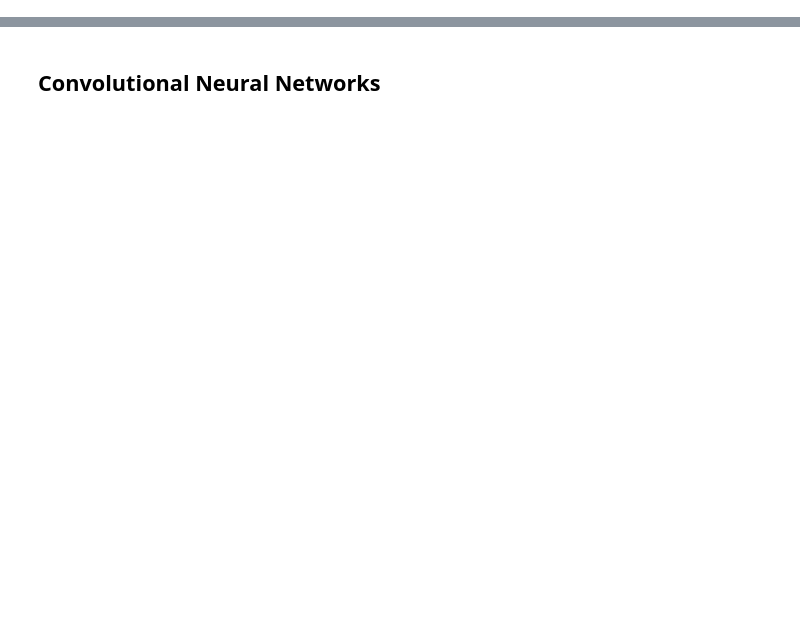
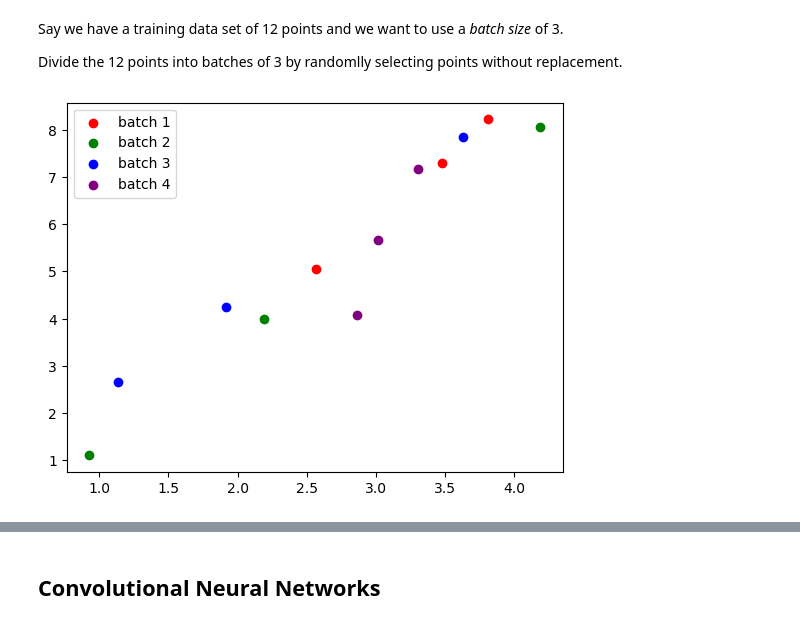
Before and after one commit to mcrovella/DS701-Tools-for-Data-Science, a Jupyter notebook: 25-NN-III-CNNs.ipynb, the cells around one changed output, grey strips where cells are left out. Drawn from its saved outputs; the diff is of its cells as text; code cells hidden in the pictures; blank space fills up the shorter version.

```diff
--- a/25-NN-III-CNNs.ipynb
+++ b/25-NN-III-CNNs.ipynb
@@ -50,0 +81,20 @@ https://pytorch.org/tutorials/beginner/blitz/cifar10_tutorial.html
+# %% [markdown]
+Say we have a training data set of 12 points and we want to use a _batch size_ of 3.
+
+Divide the 12 points into batches of 3 by randomlly selecting points without replacement.
+# %%
+# Shuffle the points and split them into 3 groups of 4
+indices = np.random.permutation(12)
+colors = ['red', 'green', 'blue', 'purple']
+labels = ['batch 1', 'batch 2', 'batch 3', 'batch 4']
+
+# Plot each group of points with a different color and label
+for i in range(4):
+    plt.scatter(x[indices[i*3:(i+1)*3]], y[indices[i*3:(i+1)*3]], color=colors[i], label=labels[i])
+
+# Display the legend
+plt.legend()
+
+plt.show()
+# %% [output]
+[figure, added]
```
Also changed, not shown: parts of 105 cells of this notebook.
